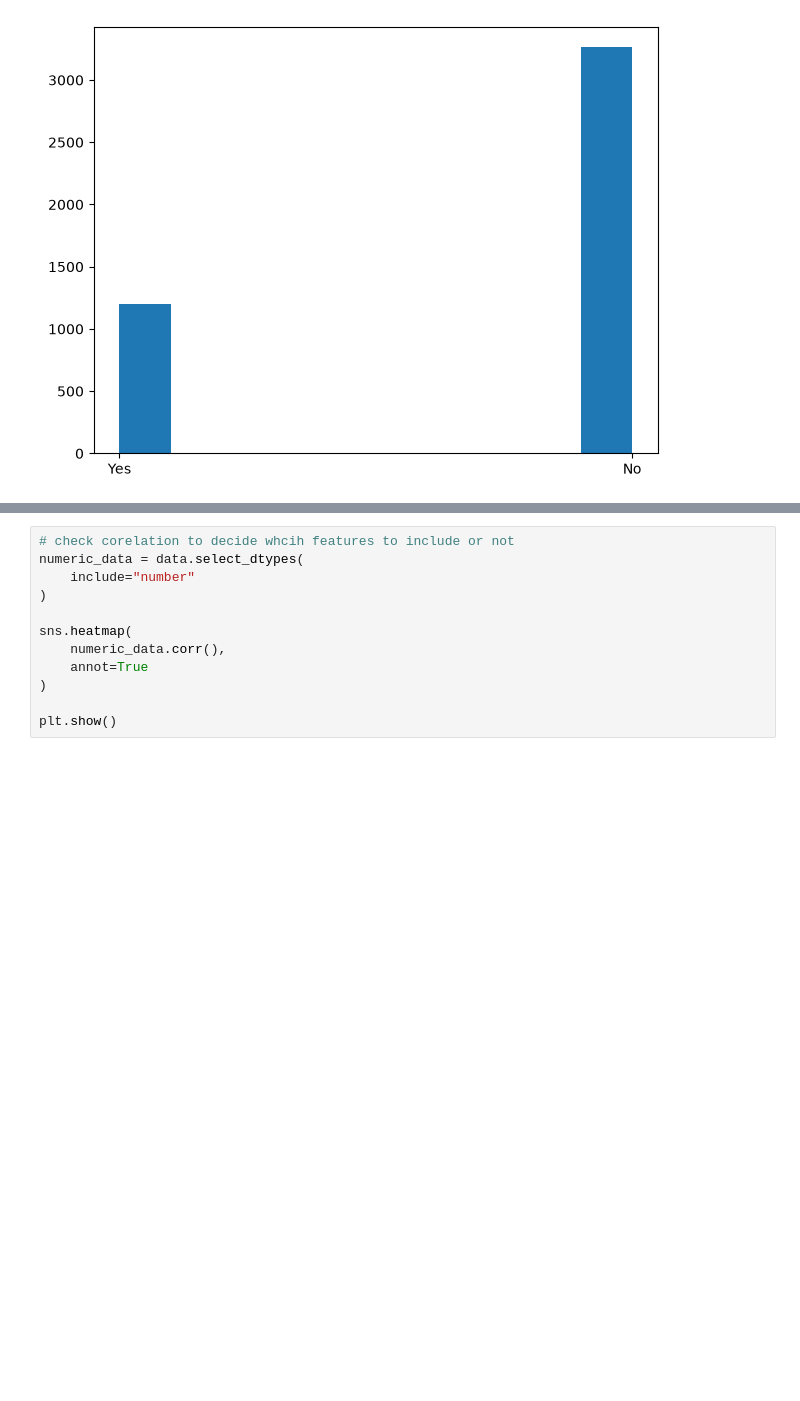
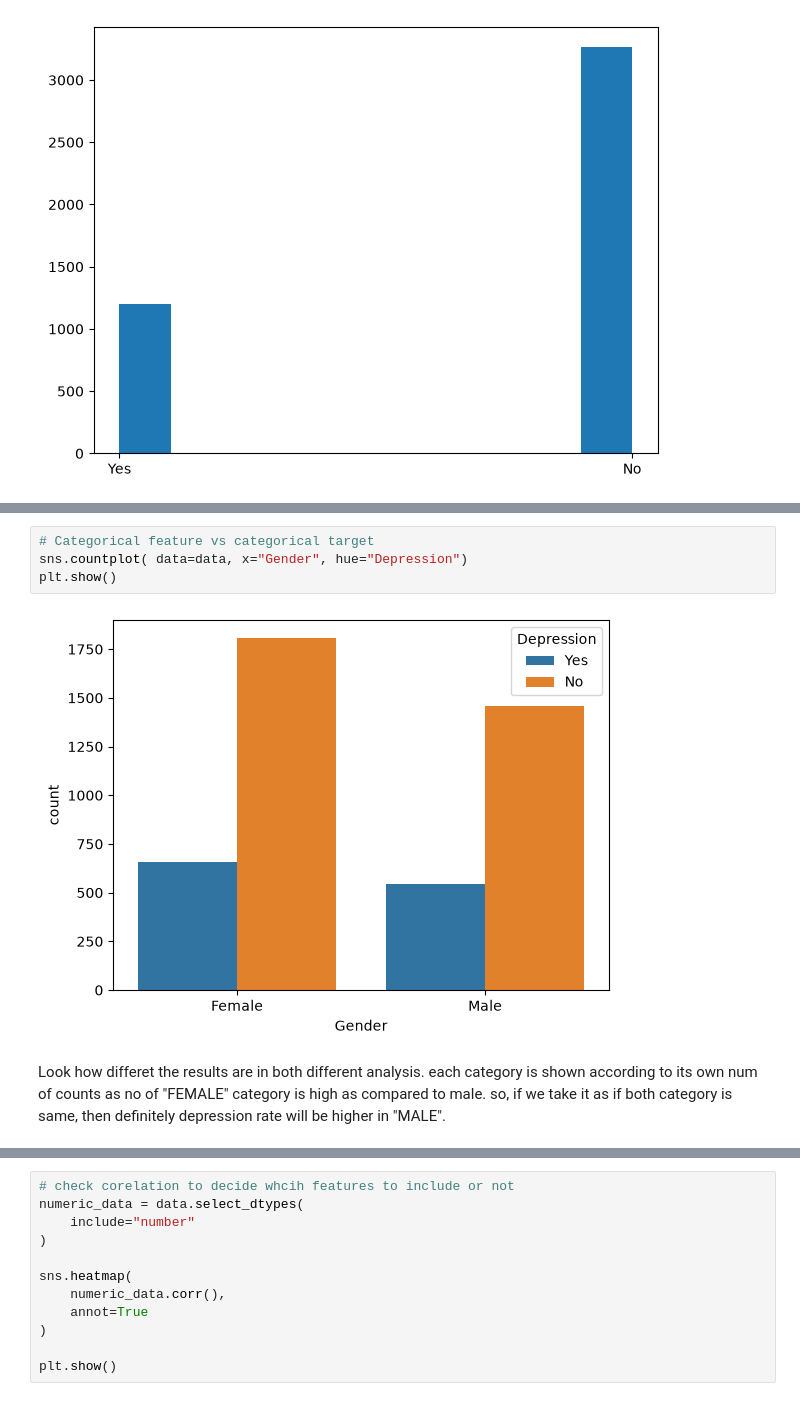
Before and after one commit to AreebaAkram/AI, a Jupyter notebook: LogisticReg.ipynb, the cells around one changed output, grey strips where cells are left out. Cells and saved outputs as stored; diff of their text form; blank space fills up the shorter version.

```diff
--- a/LogisticReg.ipynb
+++ b/LogisticReg.ipynb
@@ -127,0 +199,11 @@ plt.show()
+# %%
+# Categorical feature vs categorical target
+sns.countplot( data=data, x="Gender", hue="Depression")
+plt.show()
+# %% [output]
+[figure, added]
+# %% [markdown]
+Look how differet the results are in both different analysis.
+each category is shown according to its own num of counts
+as no of "FEMALE" category is high as compared to male.
+so, if we take it as if both category is same, then definitely depression rate will be higher in "MALE".
```
Also changed, not shown: parts of 16 cells of this notebook, 1 other file.
